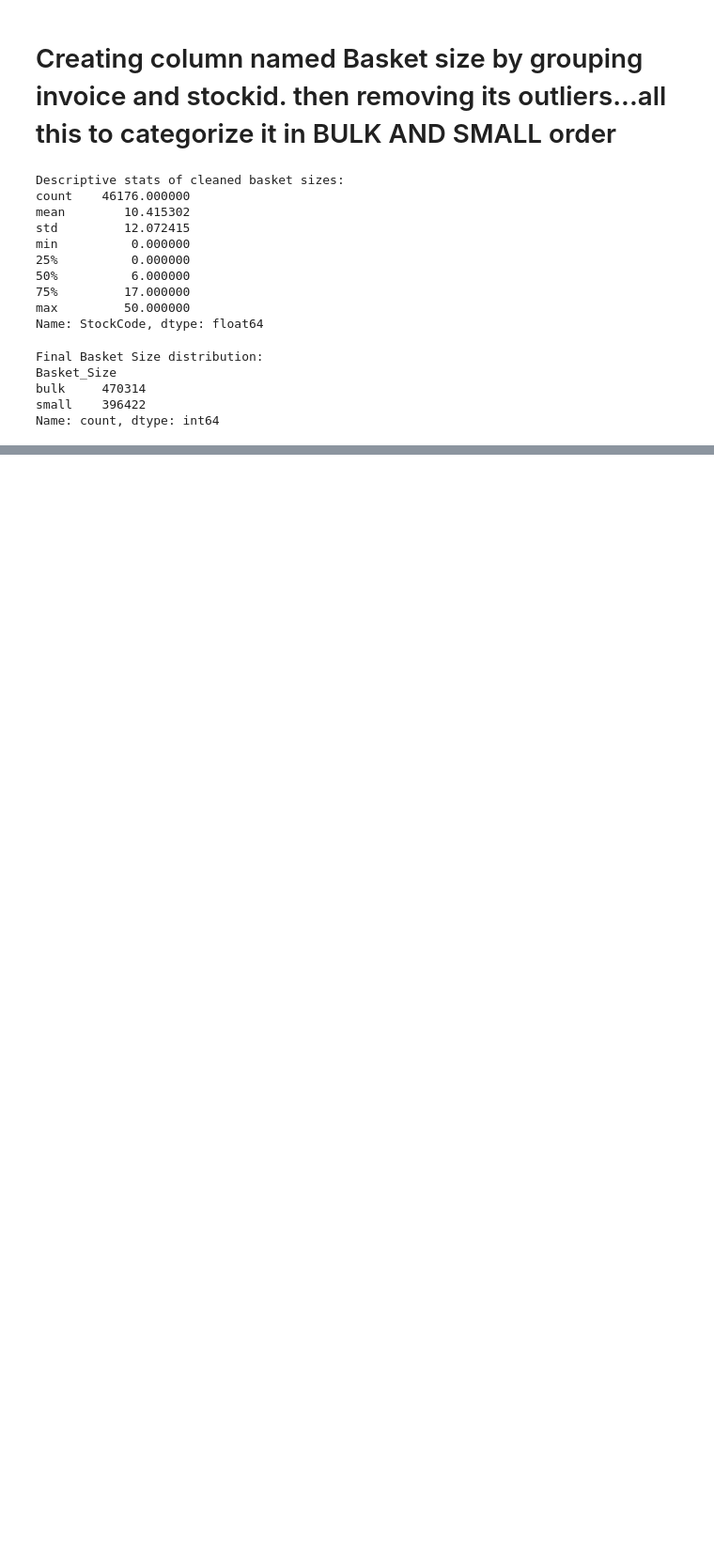
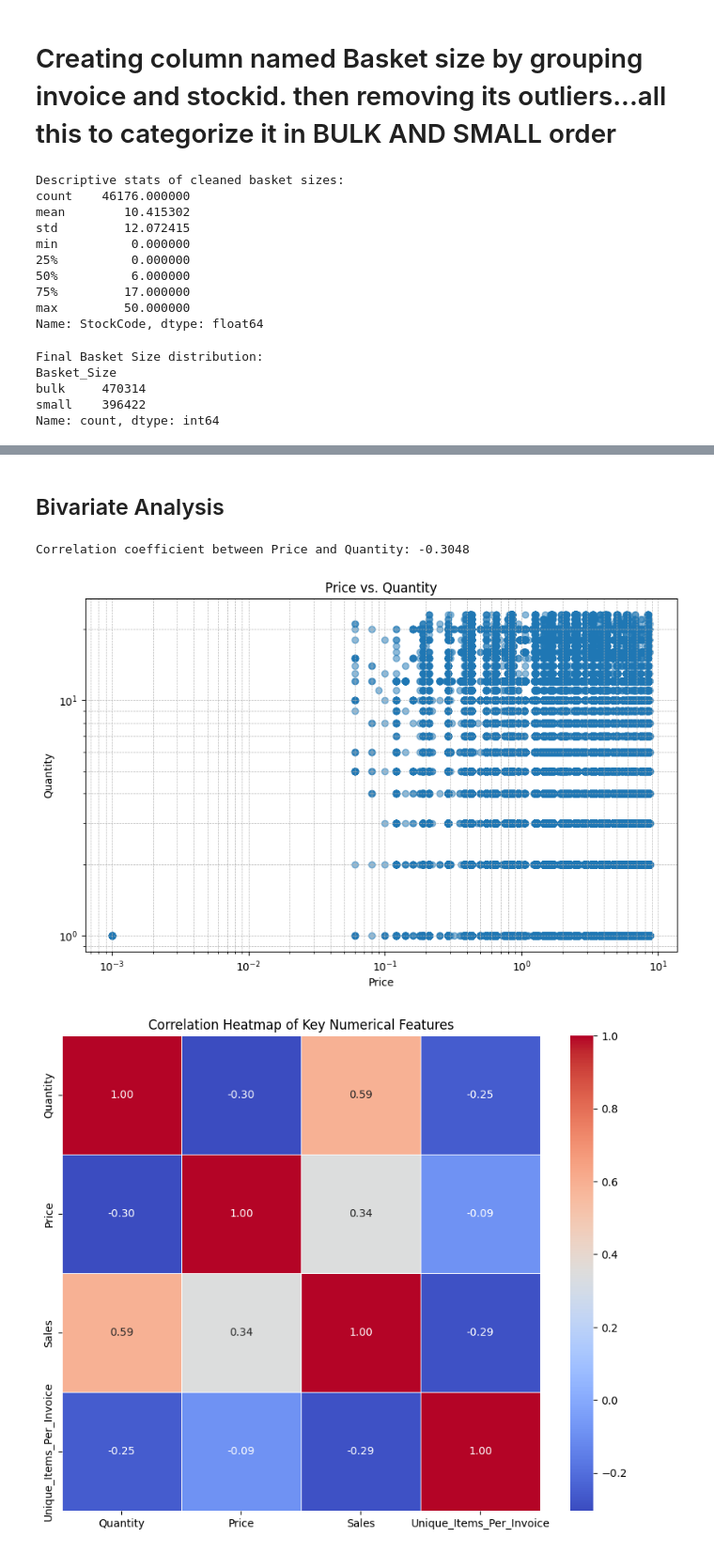
Before and after one commit to abhishiron/price-optimisation, a Jupyter notebook: notebooks/01_data_cleaning.ipynb, the cells around one changed output, grey strips where cells are left out. Shown at 94% size. Saved outputs shown, nothing was run; the diff lists cells and outputs as text; code cells hidden in the pictures; blank space fills up the shorter version.

Commit message:
some bivariate analysis more done

```diff
--- a/notebooks/01_data_cleaning.ipynb
+++ b/notebooks/01_data_cleaning.ipynb
@@ -294,0 +440,46 @@ df_cleaned.head()
+# %% [markdown]
+## Bivariate Analysis
+# %%
+# --- 1. Correlation Coefficient and Scatter Plot ---
+
+# Calculate the correlation coefficient
+correlation = df_cleaned['Price'].corr(df_cleaned['Quantity'])
+print(f"Correlation coefficient between Price and Quantity: {correlation:.4f}")
+
+# Check for skewness to decide on log scale
+skew_price = df_cleaned['Price'].skew()
+skew_quantity = df_cleaned['Quantity'].skew()
+
+# Create the scatter plot
+fig, ax = plt.subplots(figsize=(10, 6))
+ax.scatter(df_cleaned['Price'], df_cleaned['Quantity'], alpha=0.5)
+
+# Use a log scale if the data is highly skewed
+if skew_price > 1 or skew_price < -1:
+    ax.set_xscale('log')
+if skew_quantity > 1 or skew_quantity < -1:
+    ax.set_yscale('log')
+
+ax.set_title('Price vs. Quantity')
+ax.set_xlabel('Price')
+ax.set_ylabel('Quantity')
+plt.grid(True, which="both", ls="--", linewidth=0.5)
+plt.show()
+
+# --- 2. Correlation Heatmap ---
+
+# Select the numerical columns for the heatmap
+numerical_cols = ['Quantity', 'Price', 'Sales', 'Unique_Items_Per_Invoice']
+
+# Calculate the correlation matrix
+correlation_matrix = df_cleaned[numerical_cols].corr()
+
+# Create the heatmap
+plt.figure(figsize=(10, 8))
+sns.heatmap(correlation_matrix, annot=True, cmap='coolwarm', fmt=".2f", linewidths=.5)
+plt.title('Correlation Heatmap of Key Numerical Features')
+plt.show()
+# %% [output]
+Correlation coefficient between Price and Quantity: -0.3048
+[figure, added]
+[figure, added]
```
Also changed, not shown: parts of 24 cells of this notebook.
